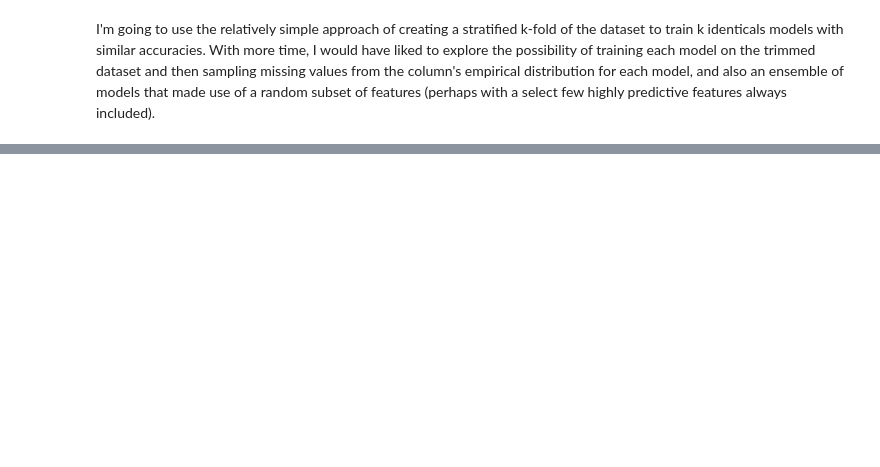
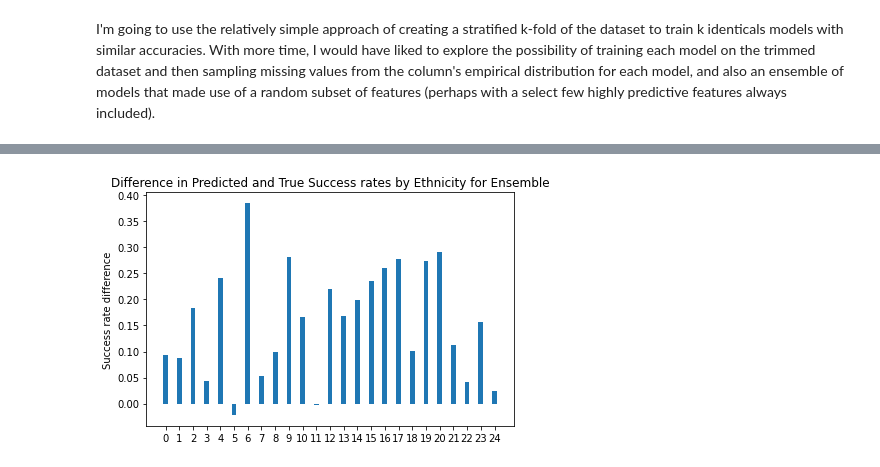
Before and after one commit to jamesa261/RDS-James, a Jupyter notebook: solution.ipynb, the cells around one changed output, grey strips where cells are left out. Cells and saved outputs as stored; diff of their text form; code cells hidden in the pictures; blank space fills up the shorter version.

```diff
--- a/solution.ipynb
+++ b/solution.ipynb
@@ -186,0 +247,15 @@ def predict(X, ensemble):
+# %%
+success_rate_diff = pred_success_rate - true_success_rate
+
+fig, ax = plt.subplots()
+rect = ax.bar(x, success_rate_diff, width)
+
+ax.set_ylabel('Success rate difference')
+ax.set_title('Difference in Predicted and True Success rates by Ethnicity for Ensemble')
+ax.set_xticks(x, labels)
+
+fig.tight_layout()
+
+plt.show()
+# %% [output]
+[figure, added]
```
Also changed, not shown: parts of 18 cells of this notebook.
